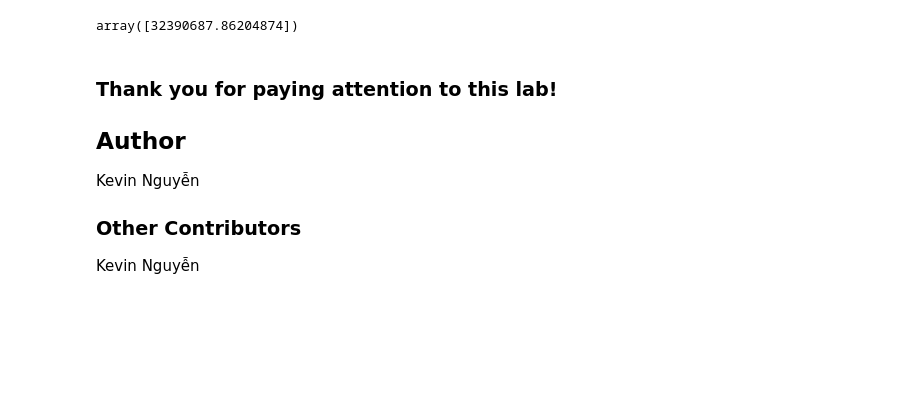
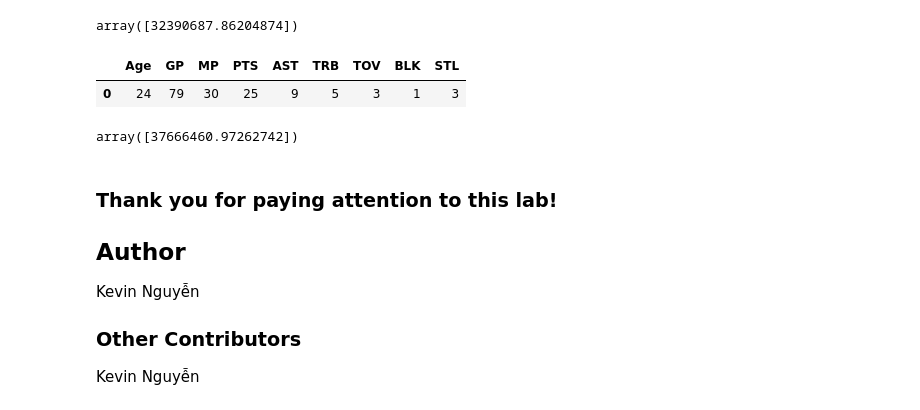
Before and after one commit to KevinNgNewschool/Machine-Learning-For-Python, a Jupyter notebook: Python for Data Science, AI & Development/Final Project/NBA Salary prediction.ipynb, the cells around one changed output. Drawn from its saved outputs; the diff is of its cells as text; code cells hidden in the pictures; blank space fills up the shorter version.

```diff
--- a/Python for Data Science, AI & Development/Final Project/NBA Salary prediction.ipynb
+++ b/Python for Data Science, AI & Development/Final Project/NBA Salary prediction.ipynb
@@ -261,6 +261,29 @@ input_stats_df
 model.predict(input_stats_df)
 # %% [output]
 array([32390687.86204874])
+# %%
+#let's say I start playing in the nba
+#imaginary prediction basically, literally based on nothing but what my dream stats would be
+input_stats = {
+    "Age" : [24], #the nba has a rule where you need oyu need to be 19 and have already played professionally to join, my ideal career path would be a couple years of d1 then enter the draft
+    "GP" : [79], #I'm gonna be the #1 draft pick and play almost every game
+    "MP" : [30], #rookied typically have a minutes limitation on their contract, max 30 mins
+    "PTS" : [25], ##1 or #2 scoring option as a rookie
+    "AST" : [9], #also a point guard, playmaker
+    "TRB" : [5], #not that many rebounds
+    "TOV" : [3], #turnover amongst guards and espicially those who handle the rock are rather high, even more so for rookies
+    "BLK" : [1], #not the best rim defender
+    "STL" : [3], #dearon fox type perimeter defender
+}
+input_stats_df = pd.DataFrame(input_stats)
+input_stats_df
+# %% [output]
+|  | Age | GP | MP | PTS | AST | TRB | TOV | BLK | STL |
+| 0 | 24 | 79 | 30 | 25 | 9 | 5 | 3 | 1 | 3 |
+# %%
+model.predict(input_stats_df)
+# %% [output]
+array([37666460.97262742])
 # %% [markdown]
 ### Thank you for paying attention to this lab!
 
```
